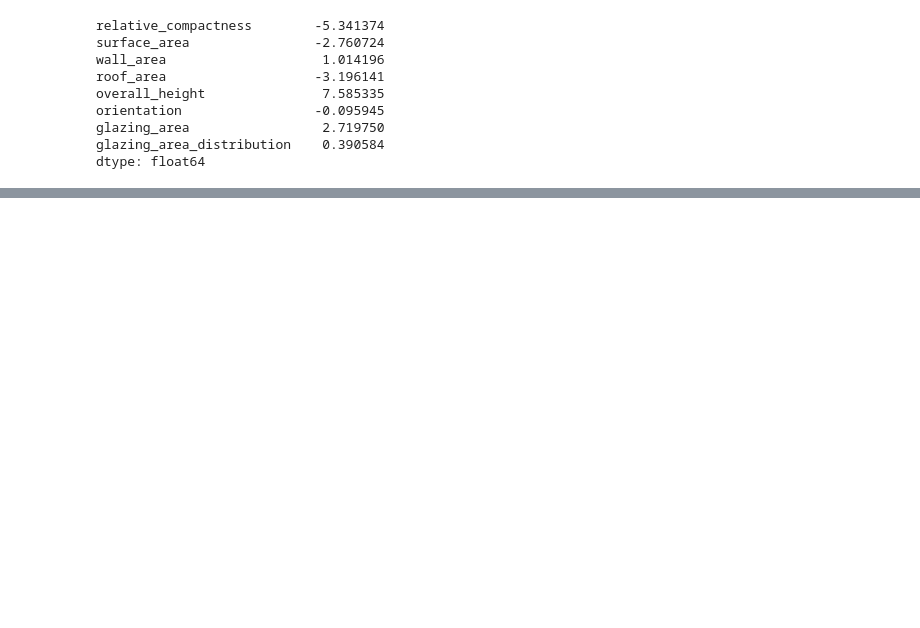
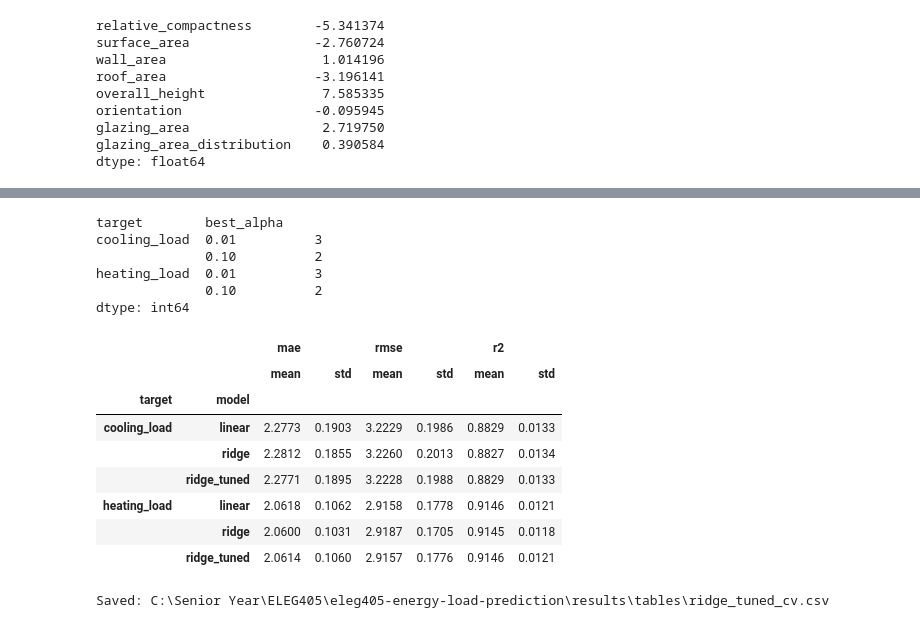
Before and after one commit to jacob-baker25/eleg405-energy-load-prediction, a Jupyter notebook: notebooks/02_linear_ridge_jacob.ipynb, the cells around one changed output, grey strips where cells are left out. Saved outputs shown, nothing was run; the diff lists cells and outputs as text; code cells hidden in the pictures; blank space fills up the shorter version.

```diff
--- a/notebooks/02_linear_ridge_jacob.ipynb
+++ b/notebooks/02_linear_ridge_jacob.ipynb
@@ -421,0 +450,26 @@ dtype: float64
+# %%
+train_idx, val_idx = next(cv.split(X_dev))
+
+X_train = X_dev.iloc[train_idx]
+X_val = X_dev.iloc[val_idx]
+
+y_train = y_dev["heating_load"].iloc[train_idx]
+y_val = y_dev["heating_load"].iloc[val_idx]
+
+search = GridSearchCV(
+    estimator=ridge_pipeline,
+    param_grid=param_grid,
+    scoring="neg_root_mean_squared_error",
+    cv=inner_cv,
+    refit=True,
+)
+
+search.fit(X_train, y_train)
+
+print("Selected alpha:", search.best_params_)
+print("Inner CV RMSE:", -search.best_score_)
+
+predictions = search.predict(X_val)
+
+print("Outer validation RMSE:",
+      mean_squared_error(y_val, predictions) ** 0.5)
@@ -421,0 +543,51 @@ dtype: float64
+# %%
+tuned_results_df[
+    ["target", "fold", "best_alpha", "inner_cv_rmse", "rmse"]
+]
+tuned_results_df.groupby(
+    ["target", "best_alpha"]
+).size()
+# %% [output]
+target        best_alpha
+cooling_load  0.01          3
+              0.10          2
+heating_load  0.01          3
+              0.10          2
+dtype: int64
+# %%
+all_results = pd.concat(
+    [
+        results_df,
+        ridge_results_df,
+        tuned_results_df,
+    ],
+    ignore_index=True
+)
+
+comparison = (
+    all_results
+    .groupby(["target", "model"])[["mae", "rmse", "r2"]]
+    .agg(["mean", "std"])
+)
+
+comparison.round(4)
+# %% [output]
+|  |  | mae |  | rmse |  | r2 |  |
+|  |  | mean | std | mean | std | mean | std |
+| target | model |  |  |  |  |  |  |
+| cooling_load | linear | 2.2773 | 0.1903 | 3.2229 | 0.1986 | 0.8829 | 0.0133 |
+|  | ridge | 2.2812 | 0.1855 | 3.2260 | 0.2013 | 0.8827 | 0.0134 |
+|  | ridge_tuned | 2.2771 | 0.1895 | 3.2228 | 0.1988 | 0.8829 | 0.0133 |
+| heating_load | linear | 2.0618 | 0.1062 | 2.9158 | 0.1778 | 0.9146 | 0.0121 |
+|  | ridge | 2.0600 | 0.1031 | 2.9187 | 0.1705 | 0.9145 | 0.0118 |
+|  | ridge_tuned | 2.0614 | 0.1060 | 2.9157 | 0.1776 | 0.9146 | 0.0121 |
+# %%
+output_path = (
+    project_root / "results" / "tables" / "ridge_tuned_cv.csv"
+)
+
+tuned_results_df.to_csv(output_path, index=False)
+
+print("Saved:", output_path)
+# %% [output]
+Saved: C:\Senior Year\ELEG405\eleg405-energy-load-prediction\results\tables\ridge_tuned_cv.csv
```
Also changed, not shown: parts of 9 cells of this notebook, 1 other file.
